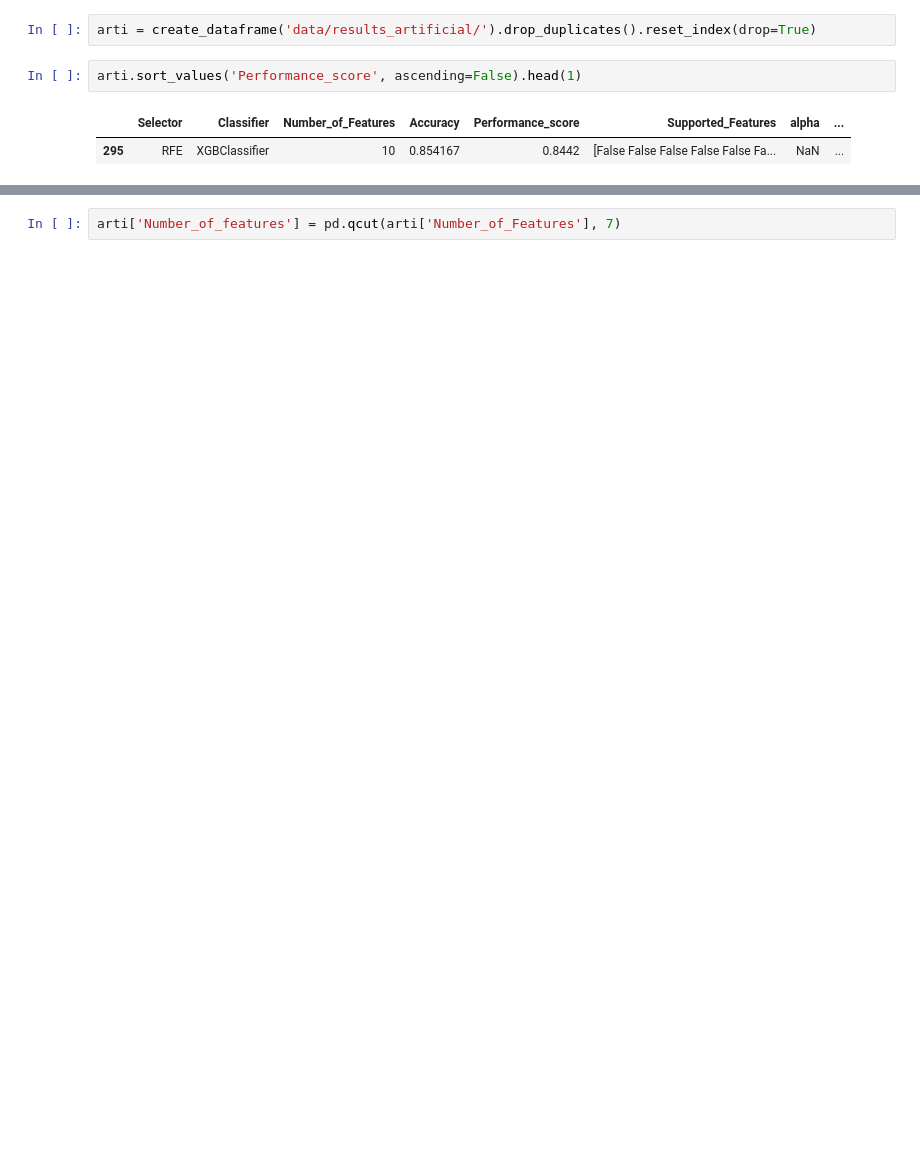
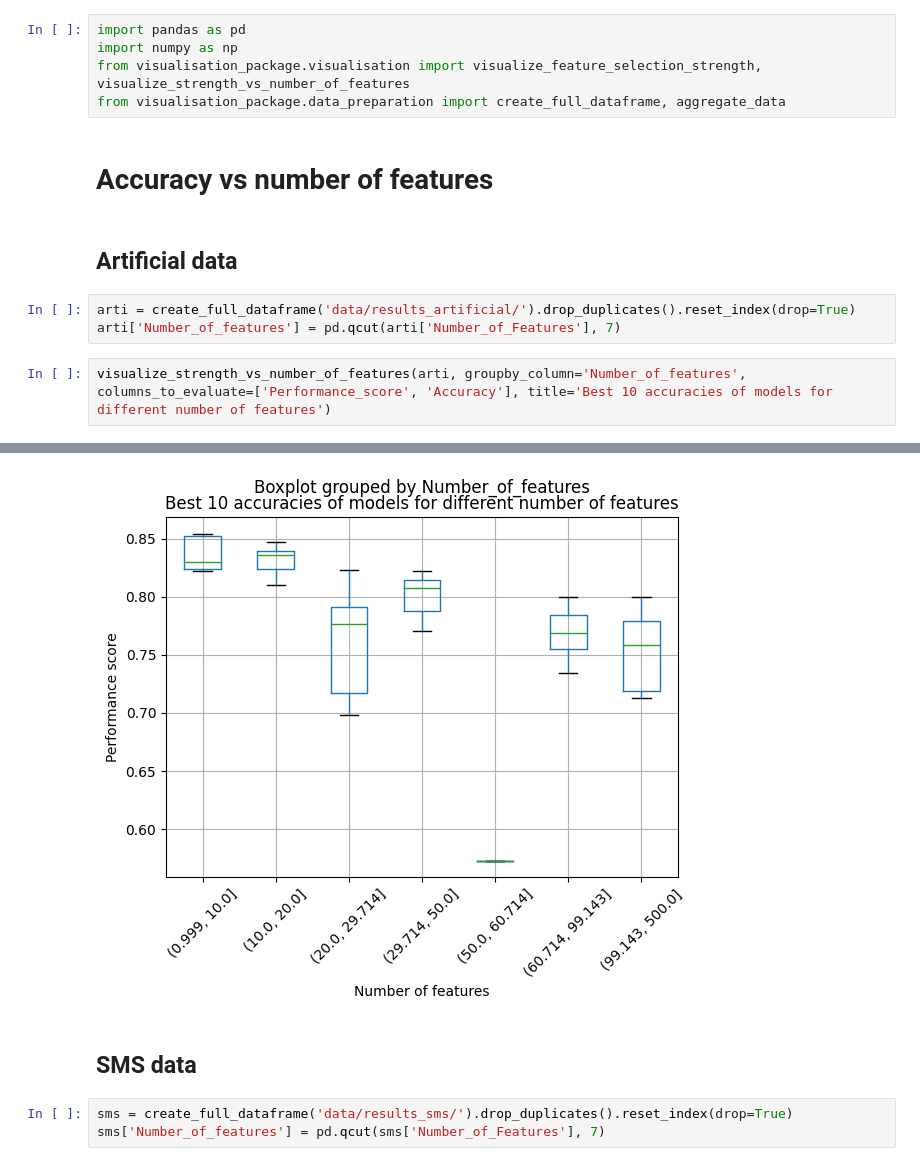
Before and after one commit to wojtas000/Advanced_Machine_Learning, a Jupyter notebook: Project2/visualisations.ipynb, the cells around one changed output, grey strips where cells are left out. Cells and saved outputs as stored; diff of their text form; blank space fills up the shorter version.

```diff
--- a/Project2/visualisations.ipynb
+++ b/Project2/visualisations.ipynb
@@ -16,7 +1,15 @@ def create_dataframe(path):
+# %%
+import pandas as pd
+import numpy as np
+from visualisation_package.visualisation import visualize_feature_selection_strength, visualize_strength_vs_number_of_features
+from visualisation_package.data_preparation import create_full_dataframe, aggregate_data
+# %% [markdown]
+# Accuracy vs number of features
+# %% [markdown]
+## Artificial data
 # %%
-arti = create_dataframe('data/results_artificial/').drop_duplicates().reset_index(drop=True)
+arti = create_full_dataframe('data/results_artificial/').drop_duplicates().reset_index(drop=True)
+arti['Number_of_features'] = pd.qcut(arti['Number_of_Features'], 7)
-# %%
-arti.sort_values('Performance_score', ascending=False).head(1)
-# %% [output]
-|  | Selector | Classifier | Number_of_Features | Accuracy | Performance_score | Supported_Features | alpha | ... |
-| 295 | RFE | XGBClassifier | 10 | 0.854167 | 0.8442 | [False False False False False Fa... | NaN | ... |
+# %%
+visualize_strength_vs_number_of_features(arti, groupby_column='Number_of_features', columns_to_evaluate=['Performance_score', 'Accuracy'], title='Best 10 accuracies of models for different number of features')
+# %% [output]
@@ -23,2 +17,6 @@ arti.sort_values('Performance_score', ascending=False).head(1)
+[figure, added]
+# %% [markdown]
+## SMS data
 # %%
-arti['Number_of_features'] = pd.qcut(arti['Number_of_Features'], 7)
+sms = create_full_dataframe('data/results_sms/').drop_duplicates().reset_index(drop=True)
+sms['Number_of_features'] = pd.qcut(sms['Number_of_Features'], 7)
```
Also changed, not shown: parts of 14 cells of this notebook, 6 other files.
